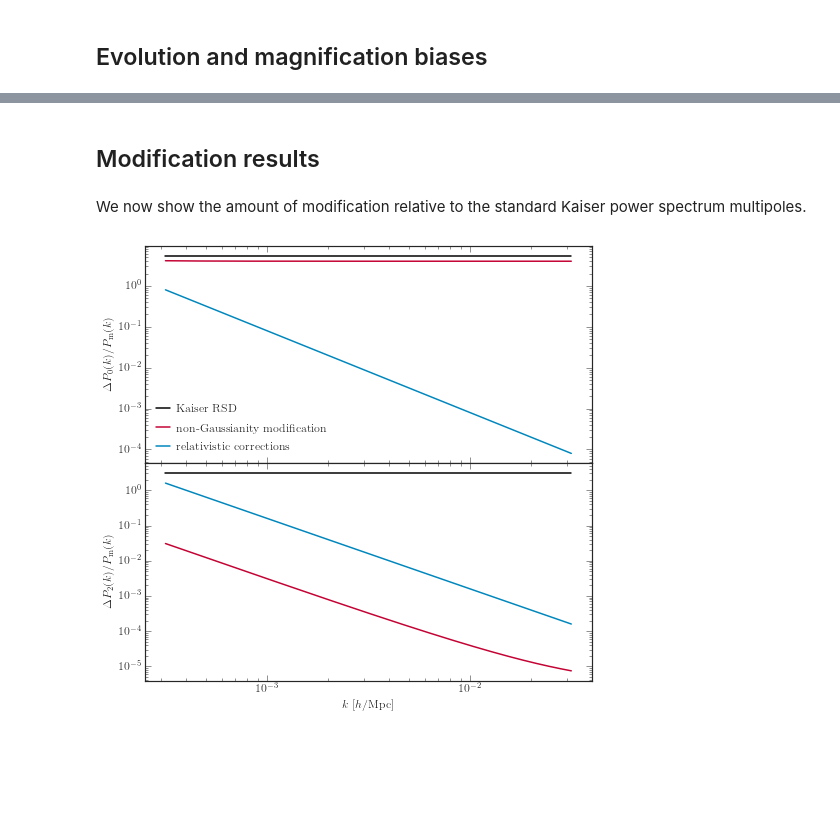
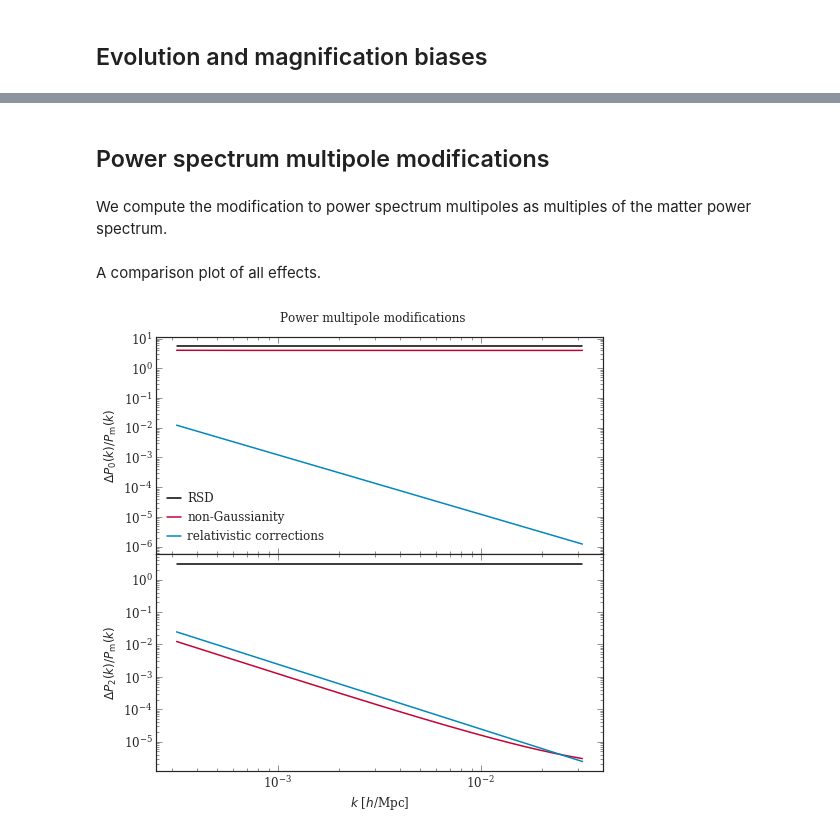
Before and after one commit to MikeSWang/HorizonGRound, a Jupyter notebook: notebooks/clustering_multipoles_prediction.ipynb, the cells around one changed output, grey strips where cells are left out. Cells and saved outputs as stored; diff of their text form; code cells hidden in the pictures; blank space fills up the shorter version.

```diff
--- a/notebooks/clustering_multipoles_prediction.ipynb
+++ b/notebooks/clustering_multipoles_prediction.ipynb
@@ -37,4 +31,4 @@ FIDUCIAL_NON_GAUSSNIANTY = 1.
 # %%
 wavenumbers = np.logspace(-3.5, -1.5, num=200+1)
-redshifts = np.linspace(0.5, 2., num=150+1)
-orders = [0, 2]
+redshifts = np.linspace(0.25, 3., num=150+1)
+multipole_orders = [0, 2]
@@ -161,3 +124,5 @@ Text(0.5, 1.0, 'H-alpha')
-# %% [markdown]
-## Modification results
+# %% [markdown]
+## Power spectrum multipole modifications
+# %% [markdown]
+We compute the modification to power spectrum multipoles as multiples of the matter power spectrum.
 # %%
@@ -168,9 +132,19 @@ kaiser_result = {
 }
+# %%
+PNG_modification = {
+    ell: non_gaussianity_factor(
+        wavenumbers, ell,
+        FIDUCIAL_NON_GAUSSNIANTY, FIDUCIAL_LINEAR_BIAS, FIDUCIAL_REDSHIFT,
+        tracer_param=p
+    )
+    for ell in multipole_orders
+}
 # %%
-relativistic_result = {
+GR_modification = {
     ell: relativistic_factor(
-        wavenumbers, ell, FIDUCIAL_REDSHIFT,
+        wavenumbers, ell,
+        FIDUCIAL_REDSHIFT,
         evolution_bias=evolution_bias, magnification_bias=magnification_bias
     )
-    for ell in orders
+    for ell in multipole_orders
 }
@@ -186,35 +151,27 @@ non_gaussianity_result = {
-# %% [markdown]
-We now show the amount of modification relative to the standard Kaiser power spectrum multipoles.
+# %% [markdown]
+A comparison plot of all effects.
 # %%
 plt.figure("Power multipole factors", figsize=(8, 8))
 
 monopole = plt.subplot2grid((2, 1), (0, 0))
 
-monopole.loglog(
-    wavenumbers, kaiser_result[0] * np.ones_like(wavenumbers),
-    label="Kaiser RSD"
-)
-monopole.loglog(
-    wavenumbers, non_gaussianity_result[0],
-    label="non-Gaussianity modification"
-)
-monopole.loglog(
-    wavenumbers, relativistic_result[0],
-    label="relativistic corrections"
-)
+monopole.loglog(wavenumbers, RSD_modification[0] * np.ones_like(wavenumbers), label="RSD")
+monopole.loglog(wavenumbers, PNG_modification[0], label="non-Gaussianity")
+monopole.loglog(wavenumbers, GR_modification[0], label="relativistic corrections")
 
-monopole.legend(**LEGEND_SETTINGS)
+monopole.legend(handlelength=1.2, handletextpad=0.5)
 monopole.set_ylabel(r"$\Delta P_0(k) / P_\mathrm{m}(k)$")
 
 quadrupole = plt.subplot2grid((2, 1), (1, 0), sharex=monopole)
 
-quadrupole.loglog(wavenumbers, kaiser_result[2] * np.ones_like(wavenumbers))
-quadrupole.loglog(wavenumbers, non_gaussianity_result[2])
-quadrupole.loglog(wavenumbers, relativistic_result[2])
+quadrupole.loglog(wavenumbers, RSD_modification[2] * np.ones_like(wavenumbers))
+quadrupole.loglog(wavenumbers, PNG_modification[2])
+quadrupole.loglog(wavenumbers, GR_modification[2])
 
 quadrupole.set_xlabel(r"$k$ [$h$/Mpc]")
 quadrupole.set_ylabel(r"$\Delta P_2(k) / P_\mathrm{m}(k)$")
 
+plt.suptitle("Power multipole modifications", verticalalignment='bottom', y=0.9)
 plt.subplots_adjust(wspace=0, hspace=0)
 # %% [output]
-[figure, old version]
+[figure, new version]
```
Also changed, not shown: parts of 23 cells of this notebook, 3 other files.
